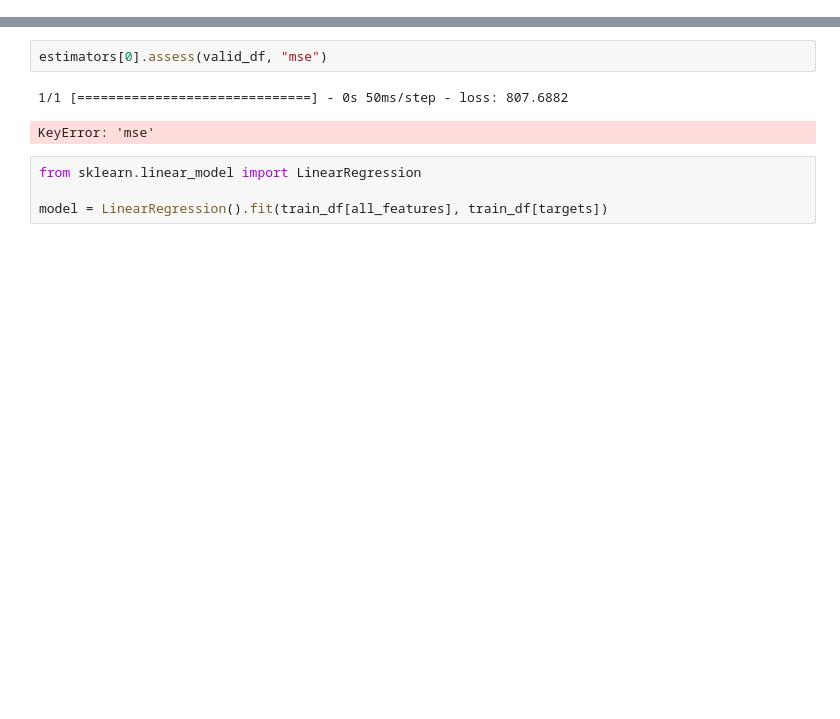
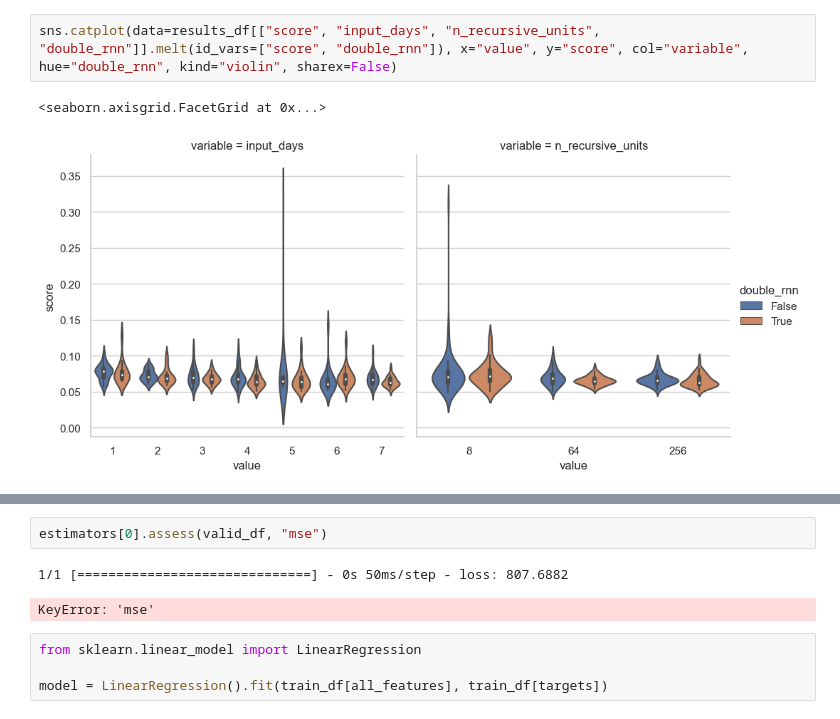
Before and after one commit to dnstudent/TPS-Jul21, a Jupyter notebook: src/testing.ipynb, the cells around one changed output, grey strips where cells are left out. Cells and saved outputs as stored; diff of their text form; blank space fills up the shorter version.

```diff
--- a/src/testing.ipynb
+++ b/src/testing.ipynb
@@ -83 +179,6 @@ Epoch 2/3
+# %%
+sns.catplot(data=results_df[["score", "input_days", "n_recursive_units", "double_rnn"]].melt(id_vars=["score", "double_rnn"]), x="value", y="score", col="variable", hue="double_rnn", kind="violin", sharex=False)
+# %% [output]
+<seaborn.axisgrid.FacetGrid at 0x...>
+[figure, added]
 # %%
```
Also changed, not shown: parts of 11 cells of this notebook, 7 other files.
